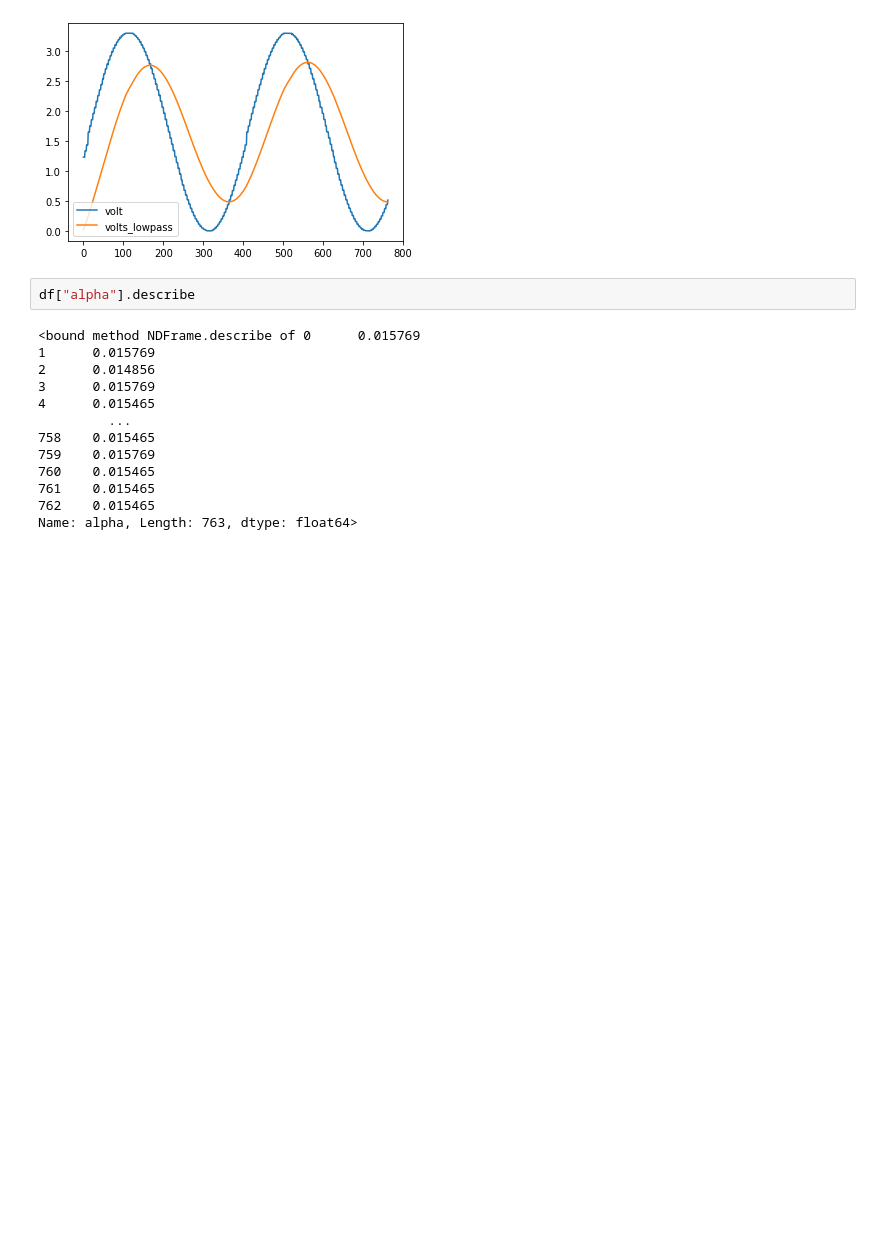
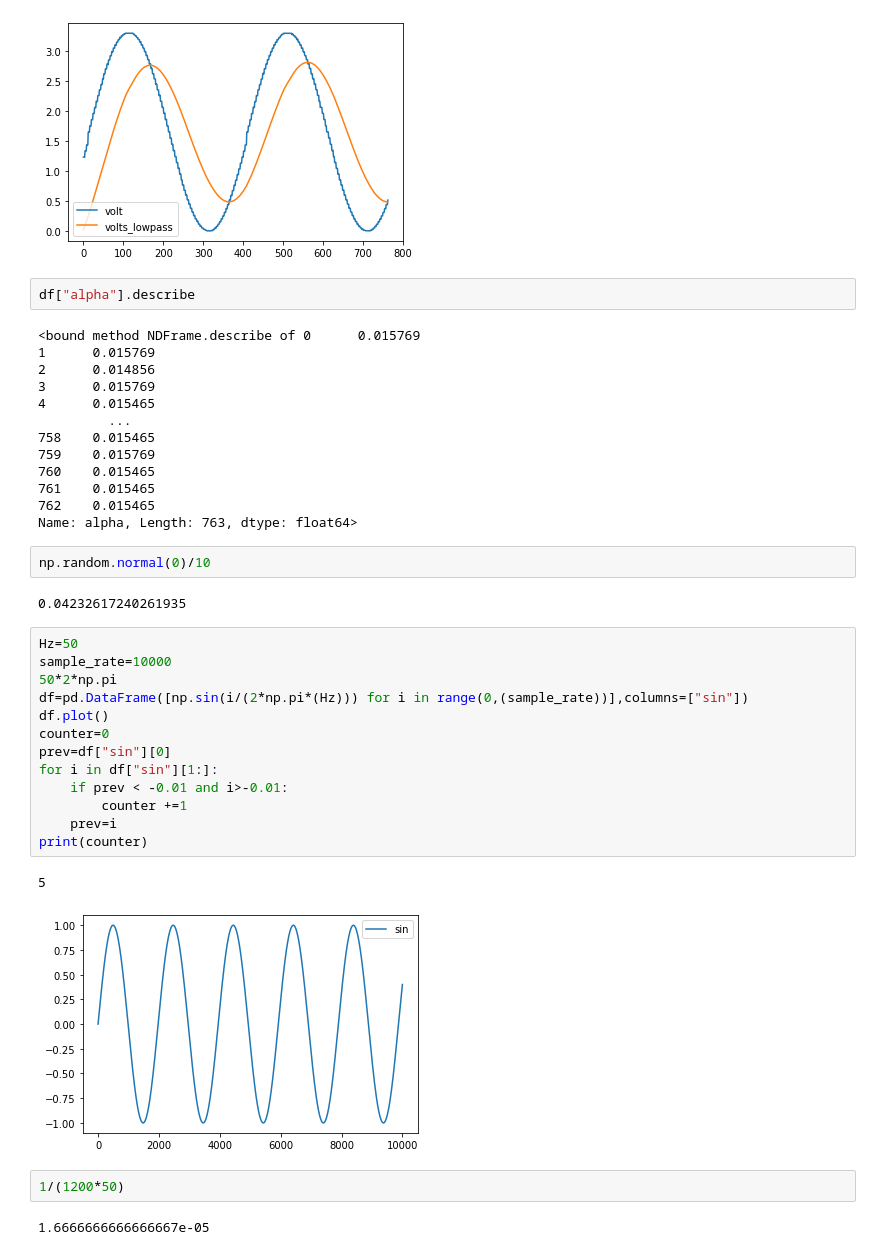
Before and after one commit to StefanNa/mkr1000_smart_grid, a Jupyter notebook: playing_with_data_in_python.ipynb, the cells around one changed output. Saved outputs shown, nothing was run; the diff lists cells and outputs as text; blank space fills up the shorter version.

```diff
--- a/playing_with_data_in_python.ipynb
+++ b/playing_with_data_in_python.ipynb
@@ -41,3 +41,27 @@ df["alpha"].describe
 761    0.015465
 762    0.015465
 Name: alpha, Length: 763, dtype: float64>
+# %%
+np.random.normal(0)/10
+# %% [output]
+0.04232617240261935
+# %%
+Hz=50
+sample_rate=10000
+50*2*np.pi
+df=pd.DataFrame([np.sin(i/(2*np.pi*(Hz))) for i in range(0,(sample_rate))],columns=["sin"])
+df.plot()
+counter=0
+prev=df["sin"][0]
+for i in df["sin"][1:]:
+    if prev < -0.01 and i>-0.01:
+        counter +=1
+    prev=i
+print(counter)
+# %% [output]
+5
+[figure, added]
+# %%
+1/(1200*50)
+# %% [output]
+1.6666666666666667e-05
```
Also changed, not shown: parts of 7 cells of this notebook, 4 other files.
